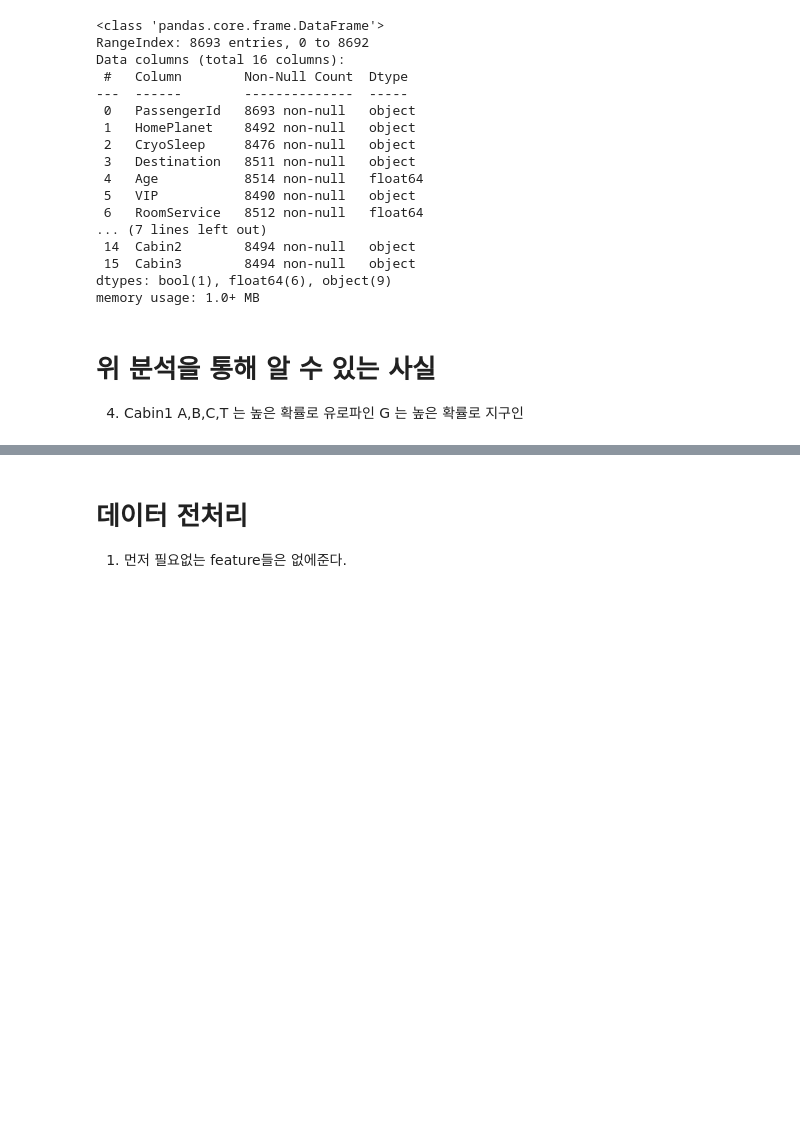
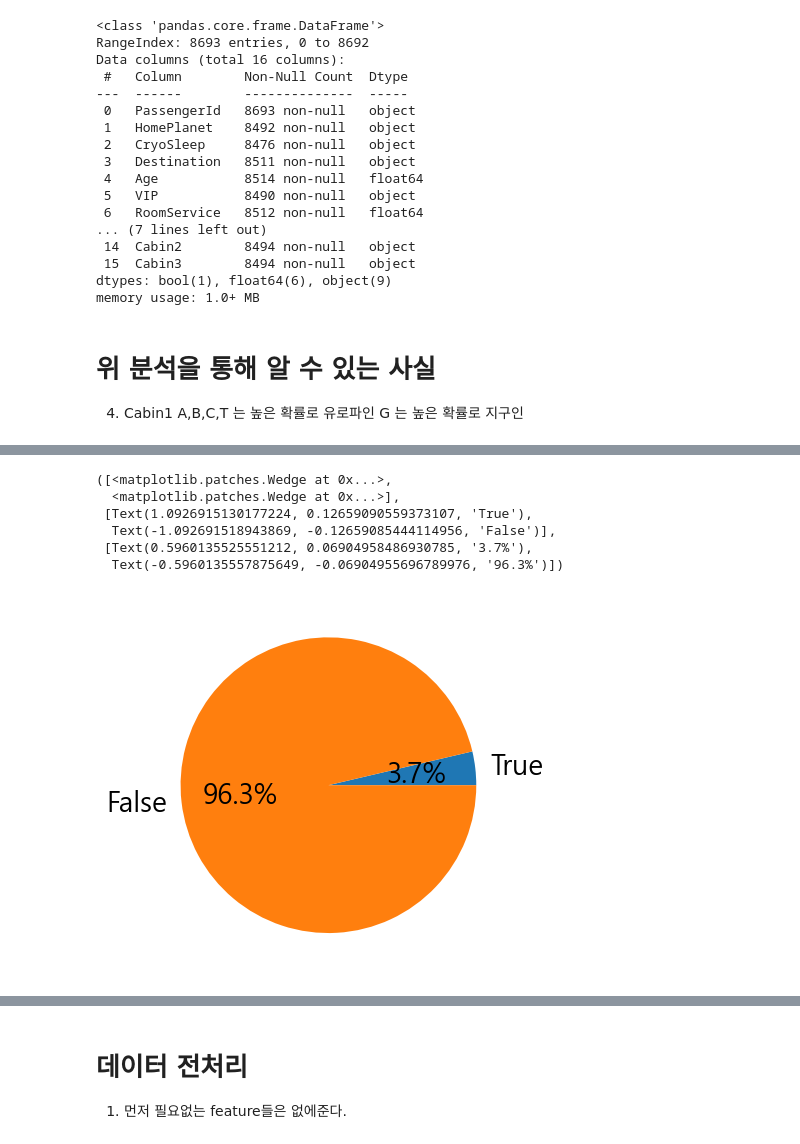
Before and after one commit to SHINDongHyeo/Kaggle, a Jupyter notebook: spaceship-titanic/first_try.ipynb, the cells around one changed output, grey strips where cells are left out. Cells and saved outputs as stored; diff of their text form; code cells hidden in the pictures; blank space fills up the shorter version.

```diff
--- a/spaceship-titanic/first_try.ipynb
+++ b/spaceship-titanic/first_try.ipynb
@@ -283,0 +277,11 @@ train.shape
+# %%
+values = [len(train[(train["HomePlanet"]=="Mars")&(train["VIP"]==True)]), len(train[(train["HomePlanet"]=="Mars")&(train["VIP"]==False)])]
+plt.pie(values,labels=["True","False"],autopct='%.1f%%')
+# %% [output]
+([<matplotlib.patches.Wedge at 0x...>,
+  <matplotlib.patches.Wedge at 0x...>],
+ [Text(1.0926915130177224, 0.12659090559373107, 'True'),
+  Text(-1.092691518943869, -0.12659085444114956, 'False')],
+ [Text(0.5960135525551212, 0.06904958486930785, '3.7%'),
+  Text(-0.5960135557875649, -0.06904955696789976, '96.3%')])
+[figure, added]
```
Also changed, not shown: parts of 18 cells of this notebook.
